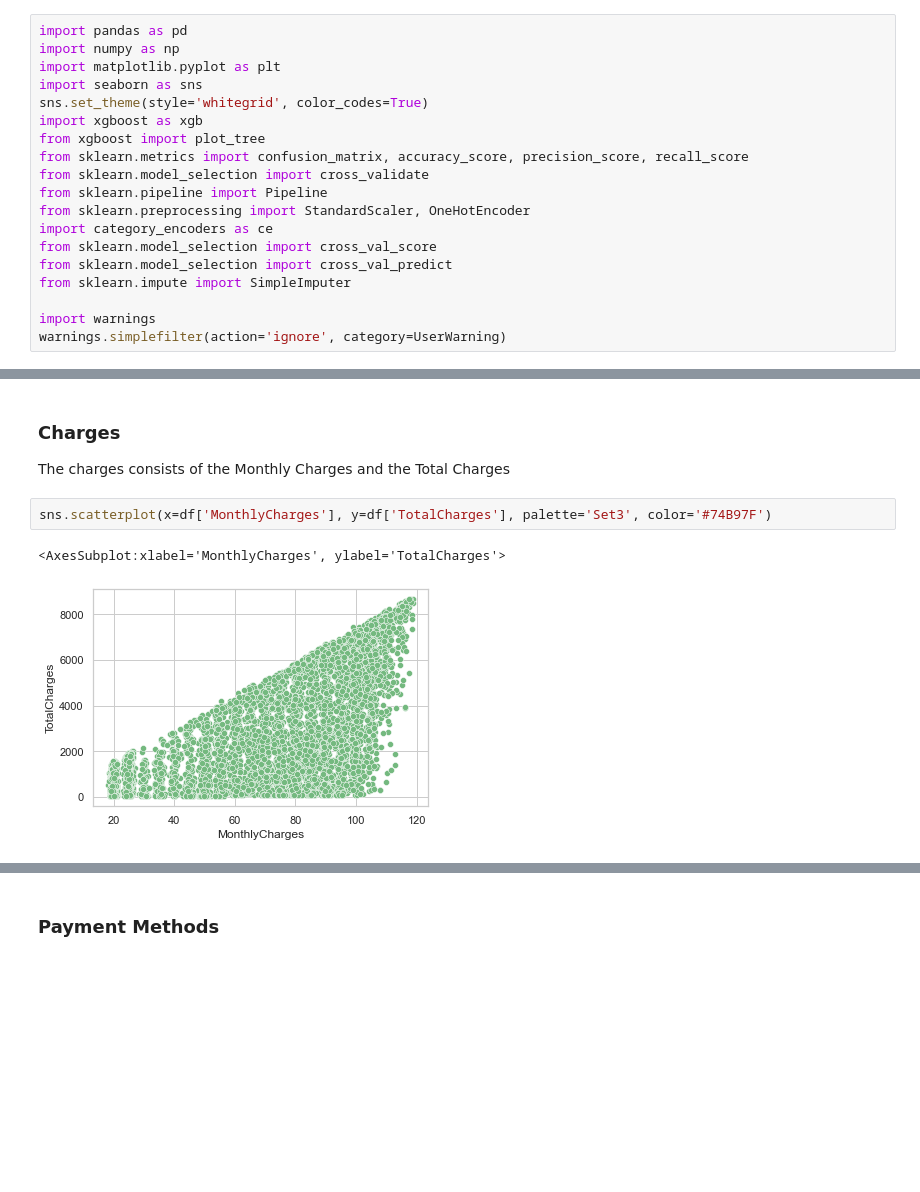
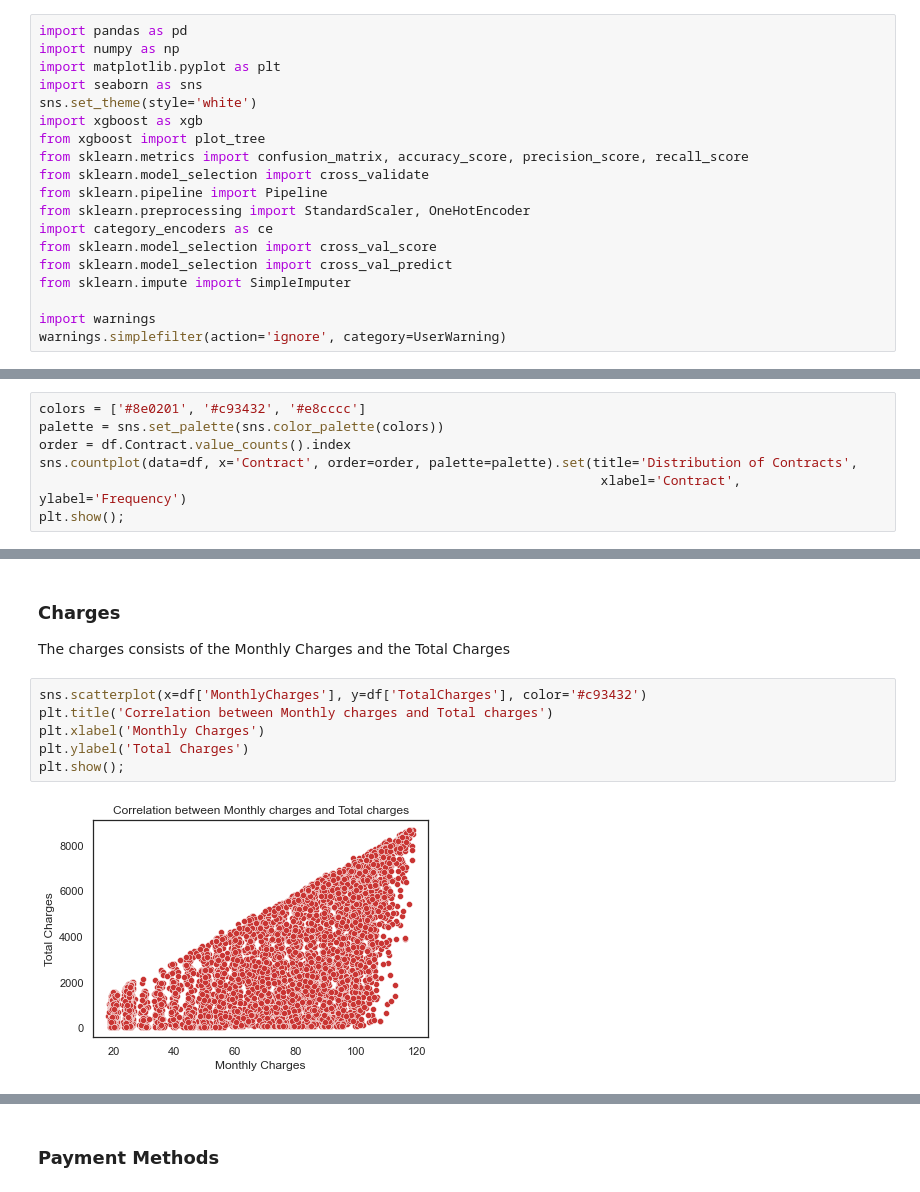
Before and after one commit to Abdulraqib20/telecom-churn-prediction, a Jupyter notebook: real_churn_predict.ipynb, the cells around one changed output, grey strips where cells are left out. Cells and saved outputs as stored; diff of their text form; blank space fills up the shorter version.

```diff
--- a/real_churn_predict.ipynb
+++ b/real_churn_predict.ipynb
@@ -11,7 +11,7 @@ import pandas as pd
 import numpy as np
 import matplotlib.pyplot as plt
 import seaborn as sns
-sns.set_theme(style='whitegrid', color_codes=True)
+sns.set_theme(style='white')
 import xgboost as xgb
 from xgboost import plot_tree
 from sklearn.metrics import confusion_matrix, accuracy_score, precision_score, recall_score
@@ -272,0 +302,7 @@ Text(0.5, 0, 'Contract')
+# %%
+colors = ['#8e0201', '#c93432', '#e8cccc']
+palette = sns.set_palette(sns.color_palette(colors))
+order = df.Contract.value_counts().index
+sns.countplot(data=df, x='Contract', order=order, palette=palette).set(title='Distribution of Contracts',
+                                                                        xlabel='Contract', ylabel='Frequency')
+plt.show();
@@ -330,7 +366,10 @@ Text(0.5, 1.0, 'Two year Contract')
 
 The charges consists of the Monthly Charges and the Total Charges
 # %%
-sns.scatterplot(x=df['MonthlyCharges'], y=df['TotalCharges'], palette='Set3', color='#74B97F')
+sns.scatterplot(x=df['MonthlyCharges'], y=df['TotalCharges'], color='#c93432')
+plt.title('Correlation between Monthly charges and Total charges')
+plt.xlabel('Monthly Charges')
+plt.ylabel('Total Charges')
+plt.show();
 # %% [output]
-<AxesSubplot:xlabel='MonthlyCharges', ylabel='TotalCharges'>
-[figure, old version]
+[figure, new version]
```
Also changed, not shown: parts of 30 cells of this notebook.
